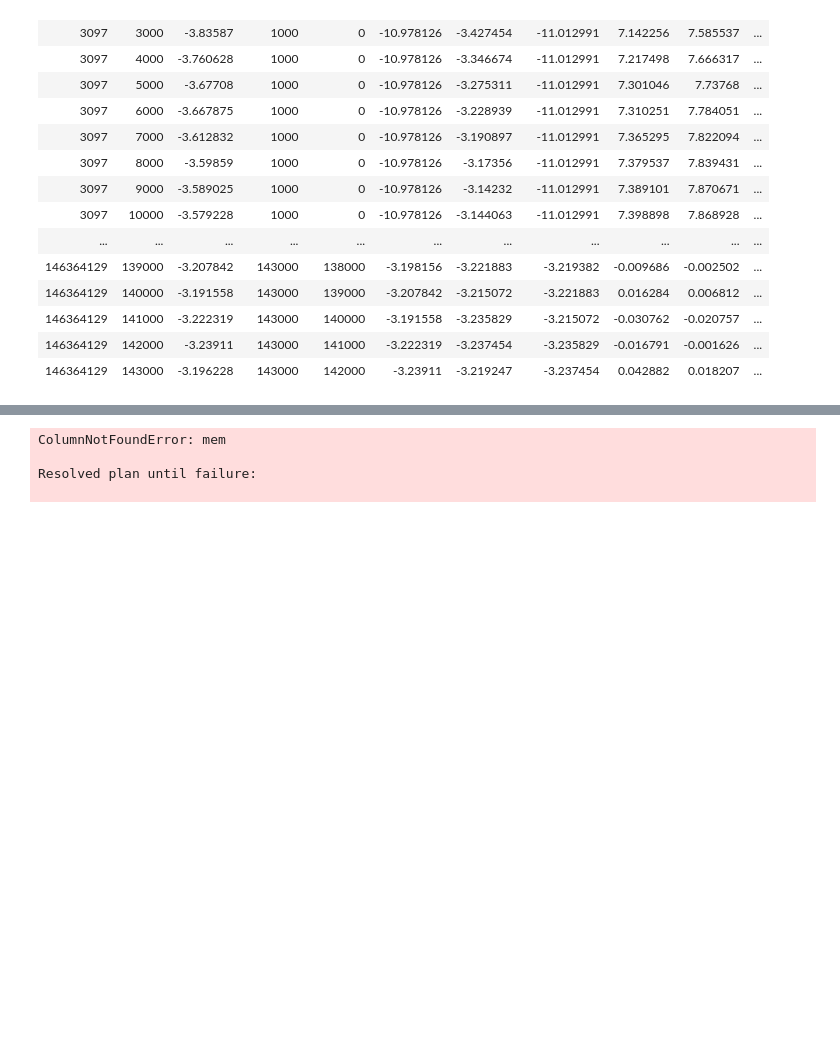
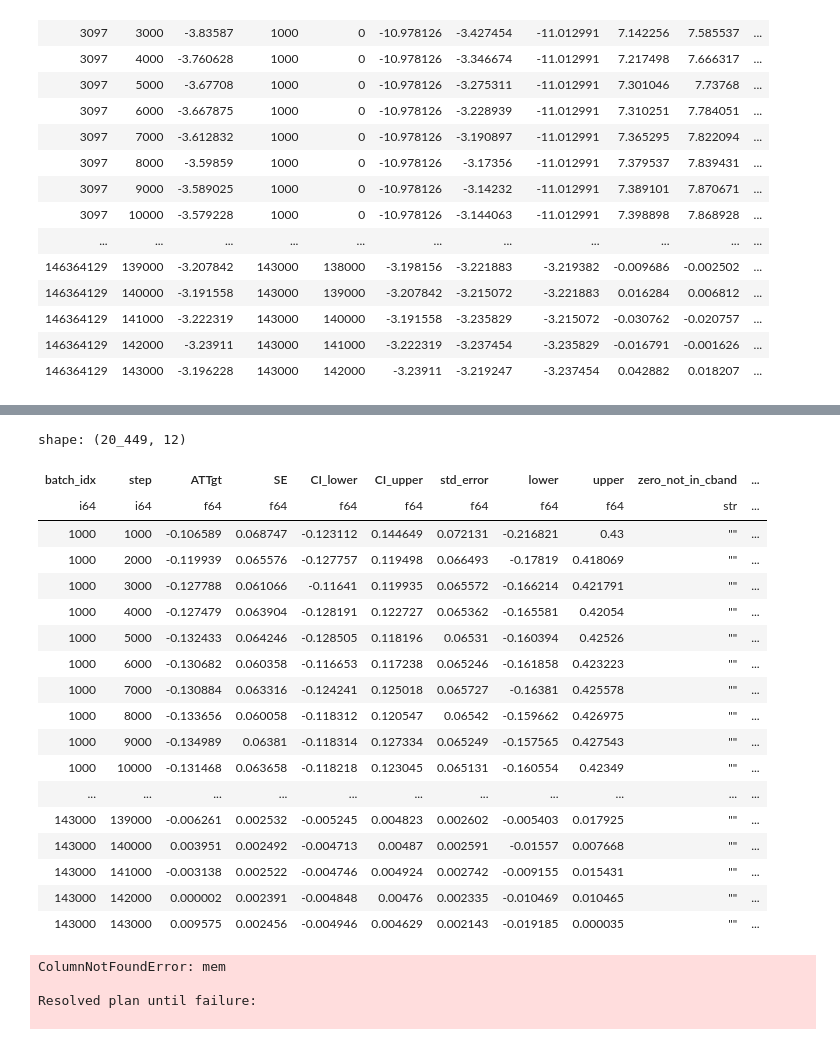
Before and after one commit to pietrolesci/memorisation-profiles, a Jupyter notebook: notebooks/analysis.ipynb, the cells around one changed output, grey strips where cells are left out. Saved outputs shown, nothing was run; the diff lists cells and outputs as text; code cells hidden in the pictures; blank space fills up the shorter version.

Commit message:
manual computation of ATTgt

```diff
--- a/notebooks/analysis.ipynb
+++ b/notebooks/analysis.ipynb
@@ -275,7 +267,7 @@ def compute_ATTgt_and_bootstrap(df: pl.DataFrame, B: int = 1000, alpha: float =
     - A Polars DataFrame with columns [batch_idx, step, ATTgt, SE, CI_lower, CI_upper].
     """
     results = []
-    groups = df.group_by(["batch_idx", "step"])
+    groups = list(df.group_by(["batch_idx", "step"]))
 
     # 1. Group by (batch_idx=g, step=t) and iterate with a progress bar
     for (g, t), group in tqdm(groups, total=len(groups), desc="Computing ATT(g,t)"):
@@ -312,5 +304,4 @@ def compute_ATTgt_and_bootstrap(df: pl.DataFrame, B: int = 1000, alpha: float =
     return pl.DataFrame(results)
 
 # Example usage
-attgt_results = compute_ATTgt_and_bootstrap(train_df)
-print(attgt_results)
+res = compute_ATTgt_and_bootstrap(train_df)
@@ -316,0 +367,12 @@ print(attgt_results)
+# %%
+mem_df = (
+    pl.read_parquet("data/mem.parquet")
+    .filter(pl.col("model_size") == "410m")
+    .with_columns(
+        batch_idx=pl.col("cohort"),
+        base_step=pl.col("base_period"),
+        step=pl.col("time"),
+        mem=pl.col("ATT").neg(),
+    )
+    .drop(["cohort", "base_period", "time", "ATT", "model_size", "stat"])
+)
@@ -316,0 +401,5 @@ print(attgt_results)
+# %%
+c = res.join(
+    mem_df,
+    on=["batch_idx", "step"]
+)
@@ -316,0 +409,22 @@ print(attgt_results)
+# %%
+c
+# %% [output]
+shape: (20_449, 12)
+| batch_idx | step | ATTgt | SE | CI_lower | CI_upper | std_error | lower | upper | zero_not_in_cband | ... |
+| i64 | i64 | f64 | f64 | f64 | f64 | f64 | f64 | f64 | str | ... |
+| 1000 | 1000 | -0.106589 | 0.068747 | -0.123112 | 0.144649 | 0.072131 | -0.216821 | 0.43 | "" | ... |
+| 1000 | 2000 | -0.119939 | 0.065576 | -0.127757 | 0.119498 | 0.066493 | -0.17819 | 0.418069 | "" | ... |
+| 1000 | 3000 | -0.127788 | 0.061066 | -0.11641 | 0.119935 | 0.065572 | -0.166214 | 0.421791 | "" | ... |
+| 1000 | 4000 | -0.127479 | 0.063904 | -0.128191 | 0.122727 | 0.065362 | -0.165581 | 0.42054 | "" | ... |
+| 1000 | 5000 | -0.132433 | 0.064246 | -0.128505 | 0.118196 | 0.06531 | -0.160394 | 0.42526 | "" | ... |
+| 1000 | 6000 | -0.130682 | 0.060358 | -0.116653 | 0.117238 | 0.065246 | -0.161858 | 0.423223 | "" | ... |
+| 1000 | 7000 | -0.130884 | 0.063316 | -0.124241 | 0.125018 | 0.065727 | -0.16381 | 0.425578 | "" | ... |
+| 1000 | 8000 | -0.133656 | 0.060058 | -0.118312 | 0.120547 | 0.06542 | -0.159662 | 0.426975 | "" | ... |
+| 1000 | 9000 | -0.134989 | 0.06381 | -0.118314 | 0.127334 | 0.065249 | -0.157565 | 0.427543 | "" | ... |
+| 1000 | 10000 | -0.131468 | 0.063658 | -0.118218 | 0.123045 | 0.065131 | -0.160554 | 0.42349 | "" | ... |
+| ... | ... | ... | ... | ... | ... | ... | ... | ... | ... | ... |
+| 143000 | 139000 | -0.006261 | 0.002532 | -0.005245 | 0.004823 | 0.002602 | -0.005403 | 0.017925 | "" | ... |
+| 143000 | 140000 | 0.003951 | 0.002492 | -0.004713 | 0.00487 | 0.002591 | -0.01557 | 0.007668 | "" | ... |
+| 143000 | 141000 | -0.003138 | 0.002522 | -0.004746 | 0.004924 | 0.002742 | -0.009155 | 0.015431 | "" | ... |
+| 143000 | 142000 | 0.000002 | 0.002391 | -0.004848 | 0.00476 | 0.002335 | -0.010469 | 0.010465 | "" | ... |
+| 143000 | 143000 | 0.009575 | 0.002456 | -0.004946 | 0.004629 | 0.002143 | -0.019185 | 0.000035 | "" | ... |
```
Also changed, not shown: parts of 7 cells of this notebook.
